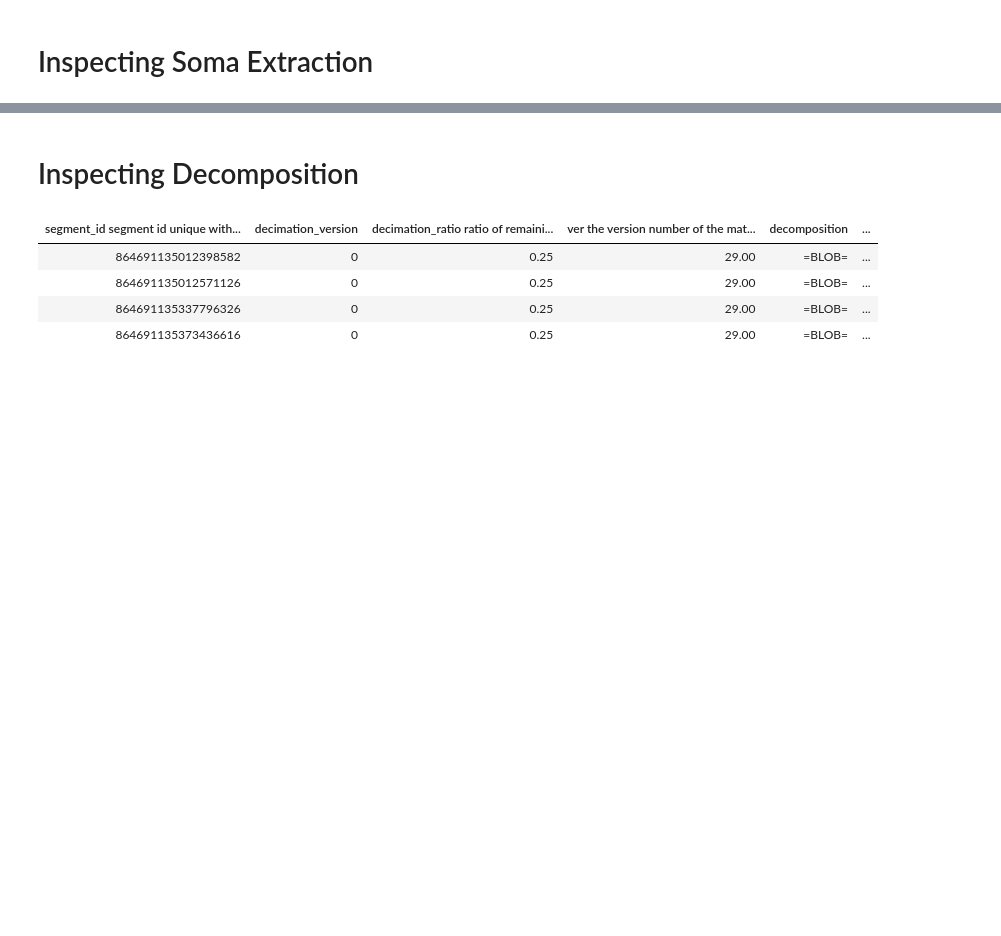
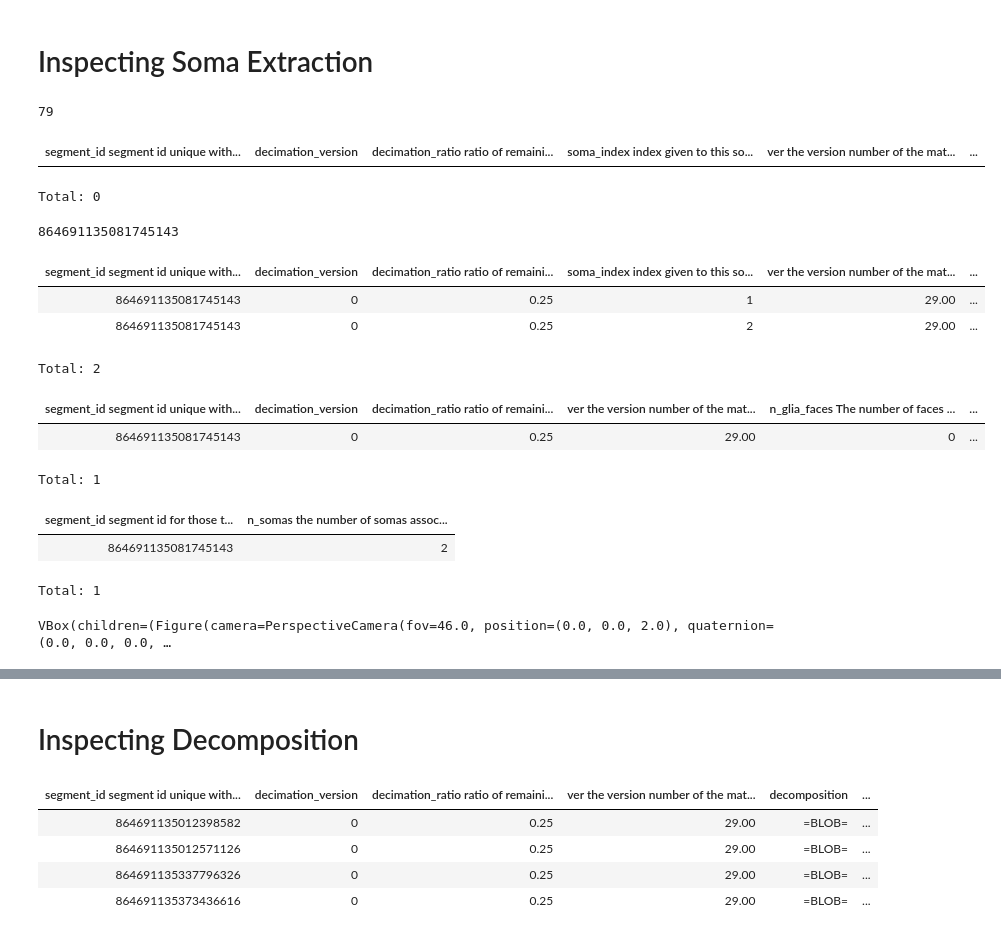
Before and after one commit to celiibrendan/neuron_mesh_tools, a Jupyter notebook: Auto_Proofreading/Preprocessing_Pipeline/Inspecting_Proofreading_Pipeline.ipynb, the cells around one changed output, grey strips where cells are left out. Cells and saved outputs as stored; diff of their text form; code cells hidden in the pictures; blank space fills up the shorter version.

Commit message:
Baylor Centroid error fixed

```diff
--- a/Auto_Proofreading/Preprocessing_Pipeline/Inspecting_Proofreading_Pipeline.ipynb
+++ b/Auto_Proofreading/Preprocessing_Pipeline/Inspecting_Proofreading_Pipeline.ipynb
@@ -43,2 +61,4 @@ schema.external['somas'].delete(delete_external_files=True)
+# %%
+minnie,schema = du.configure_minnie_vm()
 # %% [markdown]
 # Inspecting Soma Extraction
@@ -54,2 +65,11 @@ np.inf/4 < 12
+# %%
+import datajoint as dj
+segment_id = (dj.U("segment_id") & minnie.BaylorSegmentCentroid.proj()).fetch("segment_id")
+len(segment_id)
+# %% [output]
+79
 # %%
 minnie.BaylorSegmentCentroid() & "multiplicity=0"
+# %% [output]
+| segment_id segment id unique with... | decimation_version | decimation_ratio ratio of remaini... | soma_index index given to this so... | ver the version number of the mat... | ... |
+Total: 0
@@ -58,11 +76,34 @@ len(segment_id)
+# %%
+curr_index = 9
+curr_segment_id = segment_id[curr_index]
+curr_segment_id
+# %% [output]
+864691135081745143
 # %%
-curr_index = 95
+curr_index = 9
 curr_segment_id = segment_id[curr_index]
 curr_table = minnie.BaylorSegmentCentroid() & dict(segment_id=curr_segment_id)
 curr_table
+# %% [output]
+| segment_id segment id unique with... | decimation_version | decimation_ratio ratio of remaini... | soma_index index given to this so... | ver the version number of the mat... | ... |
+| 864691135081745143 | 0 | 0.25 | 1 | 29.00 | ... |
+| 864691135081745143 | 0 | 0.25 | 2 | 29.00 | ... |
+Total: 2
+# %%
+minnie.NeuronGliaNuclei() & dict(segment_id=curr_segment_id)
+# %% [output]
+| segment_id segment id unique with... | decimation_version | decimation_ratio ratio of remaini... | ver the version number of the mat... | n_glia_faces The number of faces ... | ... |
+| 864691135081745143 | 0 | 0.25 | 29.00 | 0 | ... |
+Total: 1
 # %%
 minnie.MultiSomaProofread2 & dict(segment_id=curr_segment_id)
+# %% [output]
+| segment_id segment id for those t... | n_somas the number of somas assoc... |
+| 864691135081745143 | 2 |
+Total: 1
 # %%
 import neuron_visualizations as nviz
 nviz.plot_objects(meshes=du.get_seg_extracted_somas(curr_segment_id),
                  meshes_colors="random")
+# %% [output]
+VBox(children=(Figure(camera=PerspectiveCamera(fov=46.0, position=(0.0, 0.0, 2.0), quaternion=(0.0, 0.0, 0.0, …
```
Also changed, not shown: parts of 25 cells of this notebook, 3 other files.
